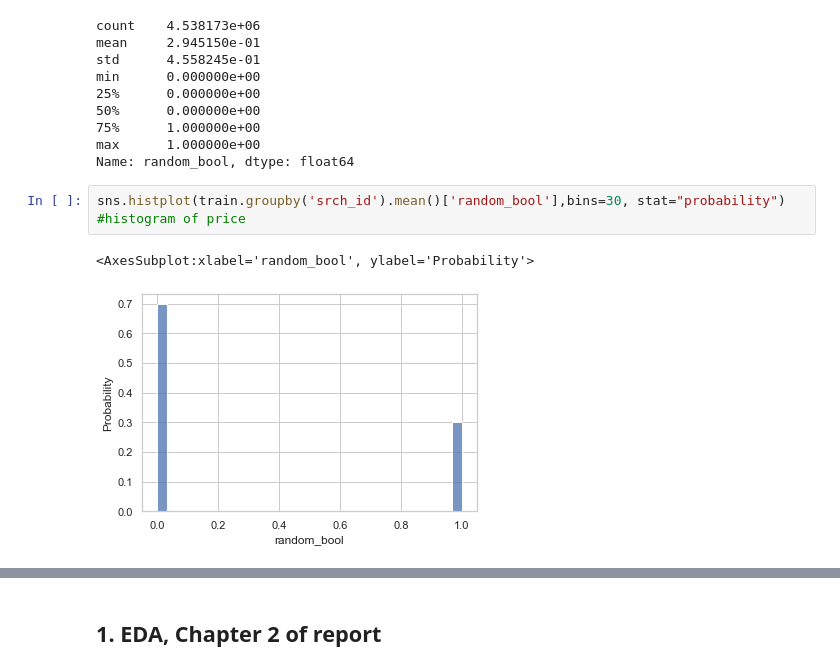
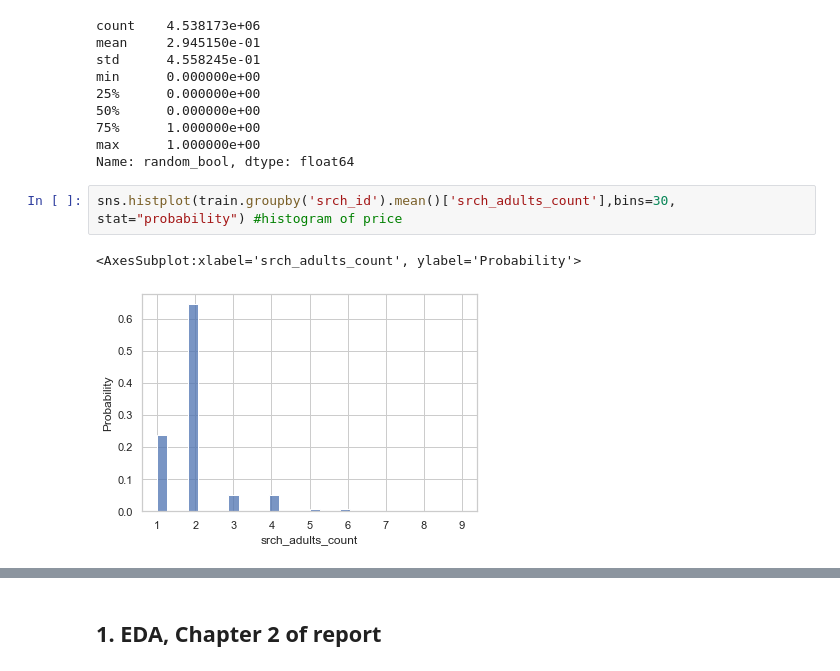
Before and after one commit to baswillemsen/dmt-2, a Jupyter notebook: EDA/EDA.ipynb, the cells around one changed output, grey strips where cells are left out. Drawn from its saved outputs; the diff is of its cells as text.

```diff
--- a/EDA/EDA.ipynb
+++ b/EDA/EDA.ipynb
@@ -198,7 +198,7 @@ min      0.000000e+00
 max      1.000000e+00
 Name: random_bool, dtype: float64
 # %%
-sns.histplot(train.groupby('srch_id').mean()['random_bool'],bins=30, stat="probability") #histogram of price
+sns.histplot(train.groupby('srch_id').mean()['srch_adults_count'],bins=30, stat="probability") #histogram of price
 # %% [output]
-<AxesSubplot:xlabel='random_bool', ylabel='Probability'>
+<AxesSubplot:xlabel='srch_adults_count', ylabel='Probability'>
-[figure, old version]
+[figure, new version]
```
Also changed, not shown: parts of 5 cells of this notebook, 2 other files.
